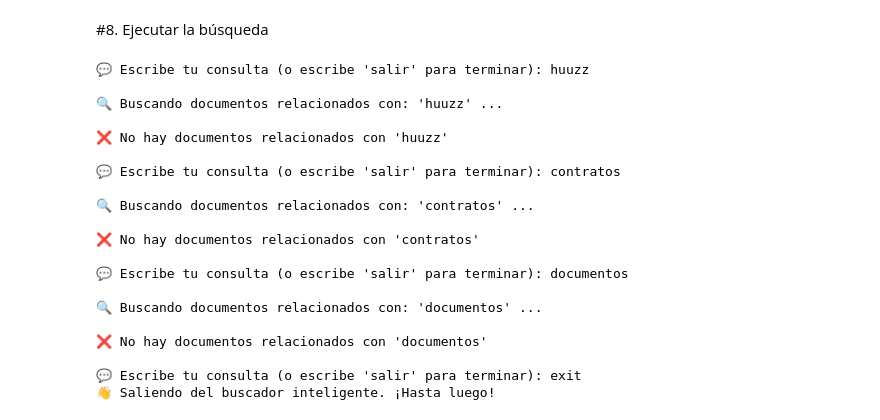
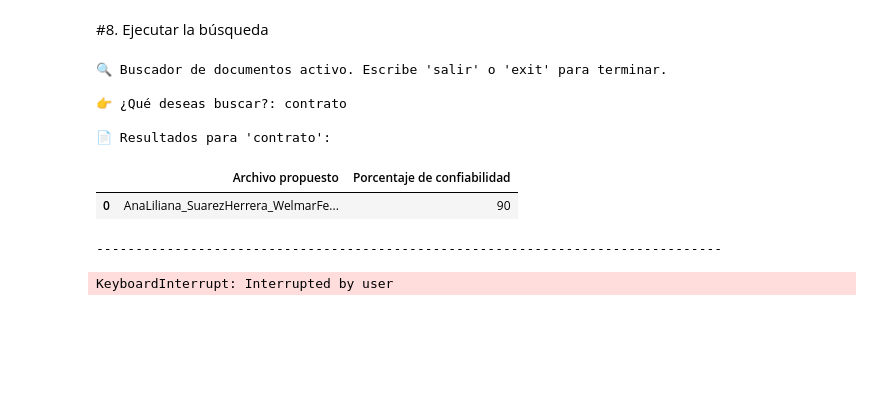
Before and after one commit to pugapatricia/gestion-documentaria-para-pymes, a Jupyter notebook: buscador/busqueda_inteligente_openai.ipynb, the cells around one changed output. Cells and saved outputs as stored; diff of their text form; code cells hidden in the pictures; blank space fills up the shorter version.

```diff
--- a/buscador/busqueda_inteligente_openai.ipynb
+++ b/buscador/busqueda_inteligente_openai.ipynb
@@ -283,7 +283,7 @@ import requests
 textos_archivos = {}
 
 # Puedes limitar la cantidad de archivos a leer (por tiempo)
-archivos_a_procesar = df_archivos.head(10).to_dict("records")  # por ejemplo, los 5 primeros
+archivos_a_procesar = df_archivos.head(25).to_dict("records")  # por ejemplo, los 5 primeros
 
 for item in archivos_a_procesar:
     nombre = item["nombre"]
@@ -392,35 +374,27 @@ def buscar_documentos(consulta, df_etiquetas, textos_archivos, client, max_resul
 # %% [markdown]
 #8. Ejecutar la búsqueda
-# %%
-while True:
-    consulta = input("\n💬 Escribe tu consulta (o escribe 'salir' para terminar): ").strip()
-
-    if consulta.lower() in ["salir", "exit"]:
-        print("👋 Saliendo del buscador inteligente. ¡Hasta luego!")
-        break
-
-    resultados = buscar_documentos_simple(consulta, df_etiquetas)
-
-    if resultados is not None:
-        print("\n📊 Resultados mostrados arriba.\n")
-# %% [output]
-💬 Escribe tu consulta (o escribe 'salir' para terminar): huuzz
-
-🔍 Buscando documentos relacionados con: 'huuzz' ...
-
-❌ No hay documentos relacionados con 'huuzz'
-
-💬 Escribe tu consulta (o escribe 'salir' para terminar): contratos
-
-🔍 Buscando documentos relacionados con: 'contratos' ...
-
-❌ No hay documentos relacionados con 'contratos'
-
-💬 Escribe tu consulta (o escribe 'salir' para terminar): documentos
-
-🔍 Buscando documentos relacionados con: 'documentos' ...
-
-❌ No hay documentos relacionados con 'documentos'
-
-💬 Escribe tu consulta (o escribe 'salir' para terminar): exit
-👋 Saliendo del buscador inteligente. ¡Hasta luego!
+# %%
+print("🔍 Buscador de documentos activo. Escribe 'salir' o 'exit' para terminar.\n")
+
+while True:
+    consulta = input("👉 ¿Qué deseas buscar?: ").strip()
+    if consulta.lower() in {"salir", "exit"}:
+        print("👋 Saliendo del buscador. ¡Hasta luego!")
+        break
+
+    df_resultados = buscar_documentos_tabla(consulta, textos_archivos, df_etiquetas)
+
+    if not df_resultados.empty:
+        print(f"\n📄 Resultados para '{consulta}':")
+        display(df_resultados)  # en Colab esto muestra la tabla bonita
+    print("-" * 80)
+# %% [output]
+🔍 Buscador de documentos activo. Escribe 'salir' o 'exit' para terminar.
+
+👉 ¿Qué deseas buscar?: contrato
+
+📄 Resultados para 'contrato':
+|  | Archivo propuesto | Porcentaje de confiabilidad |
+| 0 | AnaLiliana_SuarezHerrera_WelmarFe... | 90 |
+--------------------------------------------------------------------------------
+KeyboardInterrupt: Interrupted by user
```
Also changed, not shown: parts of 4 cells of this notebook.
